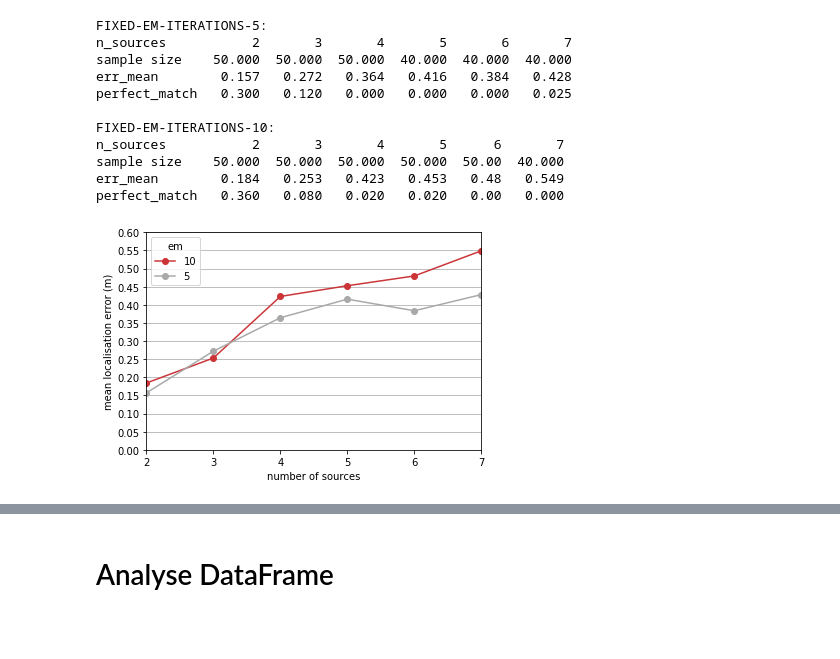
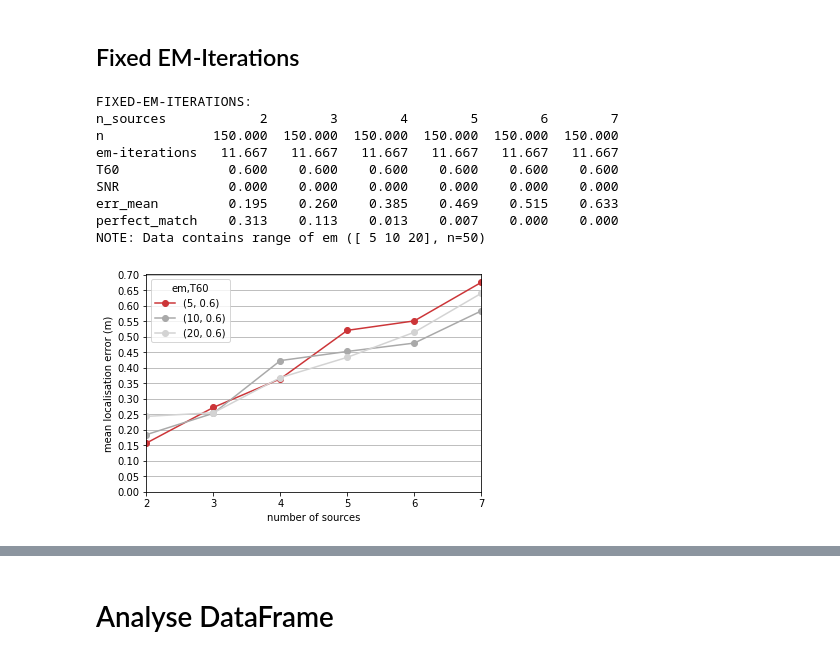
Before and after one commit to jannismain/fau-lnt-source-tracking-code, a Jupyter notebook: python/analysis.ipynb, the cells around one changed output, grey strips where cells are left out. Cells and saved outputs as stored; diff of their text form; code cells hidden in the pictures; blank space fills up the shorter version.

```diff
--- a/python/analysis.ipynb
+++ b/python/analysis.ipynb
@@ -177,0 +216,7 @@ def matlab2pandas(dirname=NAME_FOLDER, filename=NAME_DATA_FILES, save_to=None):
+# %%
+dfs = []
+for desc in ['base']:
+    dfs.append(matlab2pandas(dirname=desc, save_to=path.join(PATH_ROOT, desc)))
+df = pd.concat(dfs)
+dfp = df.pivot_table("err_mean", index="description", columns="n_sources", aggfunc='mean').transpose()
+ax = dfp.plot(**DEFAULT_LINE_PLOT_ARGS, grid=True)
@@ -178,27 +233,26 @@ def matlab2pandas(dirname=NAME_FOLDER, filename=NAME_DATA_FILES, save_to=None):
+# %% [markdown]
+## Fixed EM-Iterations
 # %%
-df1 = matlab2pandas(dirname='fixed-em-iterations-5', save_to=path.join(PATH_ROOT, 'fixed-em-iterations-5'))
-# ax1 = df1.groupby('n_sources').agg({'x1':'count', 'err_mean':np.mean, 'perfect_match':np.mean}).err_mean.plot(kind="line")
-df2 = matlab2pandas(dirname='fixed-em-iterations-10', save_to=path.join(PATH_ROOT, 'fixed-em-iterations-10'))
-# df2.groupby('n_sources').agg({'x1':'count', 'err_mean':np.mean, 'perfect_match':np.mean}).err_mean.plot(kind="line")
-df = pd.concat([df1, df2])
+dfs = []
+for desc in ['fixed-em-iterations']:
+    dfs.append(matlab2pandas(dirname=desc, save_to=path.join(PATH_ROOT, desc)))
+df = pd.concat(dfs, ignore_index=True)
 
-dfp = df.pivot_table("err_mean", index="em", columns="n_sources", aggfunc='mean').transpose()
-dfp.plot(kind='line', marker='o', color=[lms_red, "darkgray", "lightgray", "orange", "black"])
+dfp = df.pivot_table("err_mean", index=["em", "T60"], columns="n_sources", aggfunc='mean').transpose()
+dfp.plot(**DEFAULT_LINE_PLOT_ARGS)
 # Style plot
 plt.xlabel("number of sources")
 plt.ylabel("mean localisation error (m)")
 plt.grid(axis="y")
 adjust_y_axis(0.05, 2, 0)
 # %% [output]
-FIXED-EM-ITERATIONS-5:
-n_sources           2       3       4       5       6       7
-sample size    50.000  50.000  50.000  40.000  40.000  40.000
-err_mean        0.157   0.272   0.364   0.416   0.384   0.428
-perfect_match   0.300   0.120   0.000   0.000   0.000   0.025
-
-FIXED-EM-ITERATIONS-10:
-n_sources           2       3       4       5      6       7
-sample size    50.000  50.000  50.000  50.000  50.00  40.000
-err_mean        0.184   0.253   0.423   0.453   0.48   0.549
-perfect_match   0.360   0.080   0.020   0.020   0.00   0.000
+FIXED-EM-ITERATIONS:
+n_sources            2        3        4        5        6        7
+n              150.000  150.000  150.000  150.000  150.000  150.000
+em-iterations   11.667   11.667   11.667   11.667   11.667   11.667
+T60              0.600    0.600    0.600    0.600    0.600    0.600
+SNR              0.000    0.000    0.000    0.000    0.000    0.000
+err_mean         0.195    0.260    0.385    0.469    0.515    0.633
+perfect_match    0.313    0.113    0.013    0.007    0.000    0.000
+NOTE: Data contains range of em ([ 5 10 20], n=50)
-[figure, old version]
+[figure, new version]
```
Also changed, not shown: parts of 18 cells of this notebook, 1 other file.
